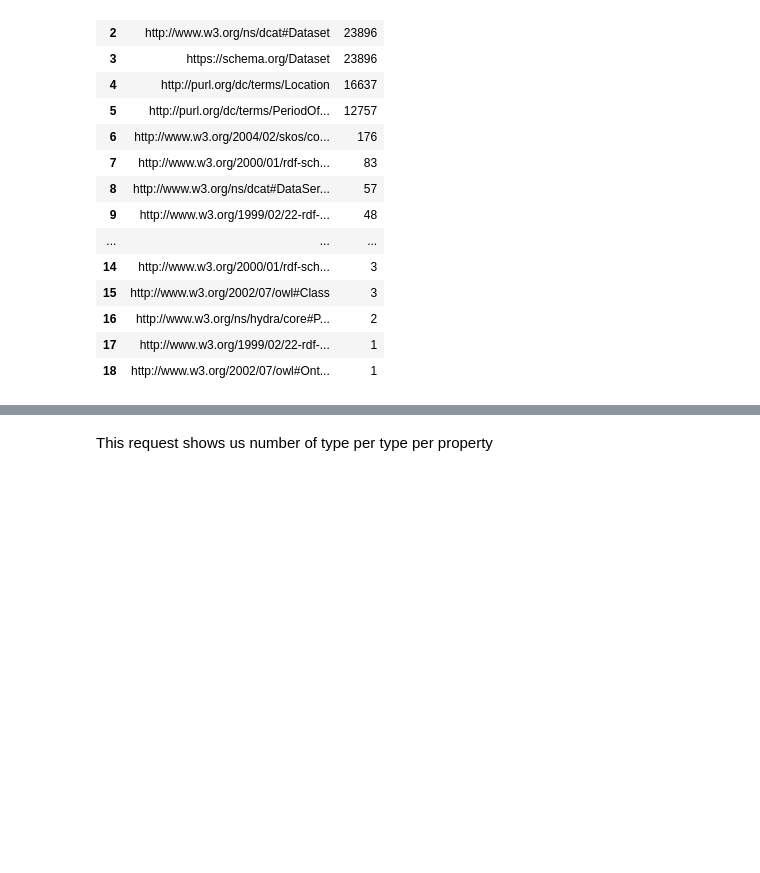
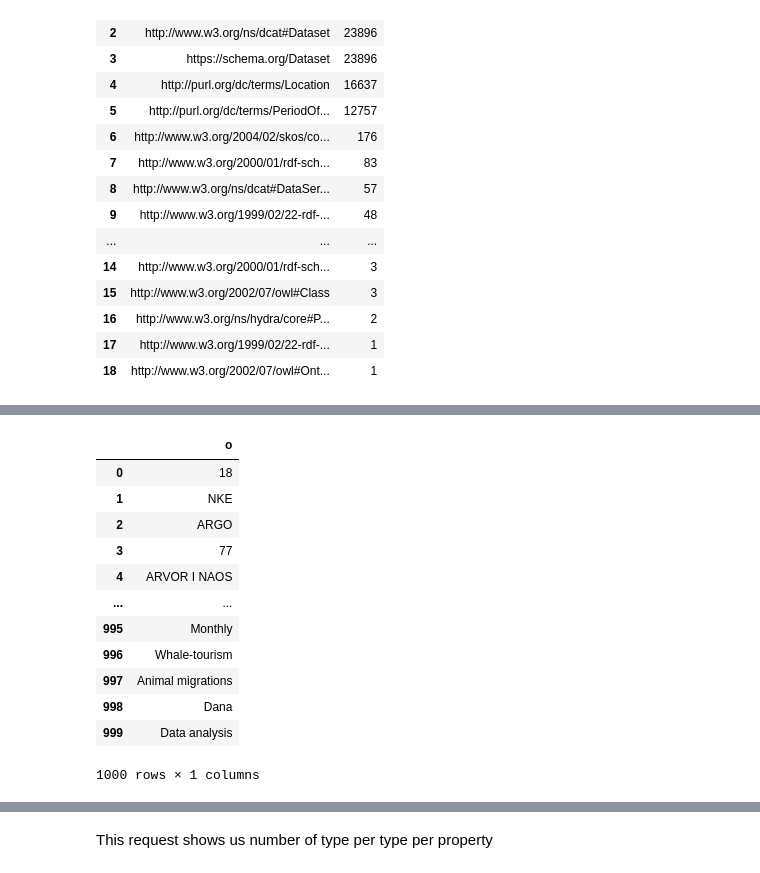
Before and after one commit to fair-ease/iddas-sparql-py-inquiry, a Jupyter notebook: iddas_information.ipynb, the cells around one changed output, grey strips where cells are left out. Saved outputs shown, nothing was run; the diff lists cells and outputs as text; code cells hidden in the pictures; blank space fills up the shorter version.

```diff
--- a/iddas_information.ipynb
+++ b/iddas_information.ipynb
@@ -60,0 +142,19 @@ execute_to_df('./sparql_requests/all_types.sparql')
+# %%
+# values of triples: dcat:Dataset --prov:used--> object
+execute_to_df('./sparql_requests/dataset_provused.sparql')
+
+#values are literal (string), not a prov:Activity
+# %% [output]
+|  | o |
+| 0 | 18 |
+| 1 | NKE |
+| 2 | ARGO |
+| 3 | 77 |
+| 4 | ARVOR I NAOS |
+| ... | ... |
+| 995 | Monthly |
+| 996 | Whale-tourism |
+| 997 | Animal migrations |
+| 998 | Dana |
+| 999 | Data analysis |
+1000 rows × 1 columns
```
Also changed, not shown: parts of 11 cells of this notebook, 7 other files.
